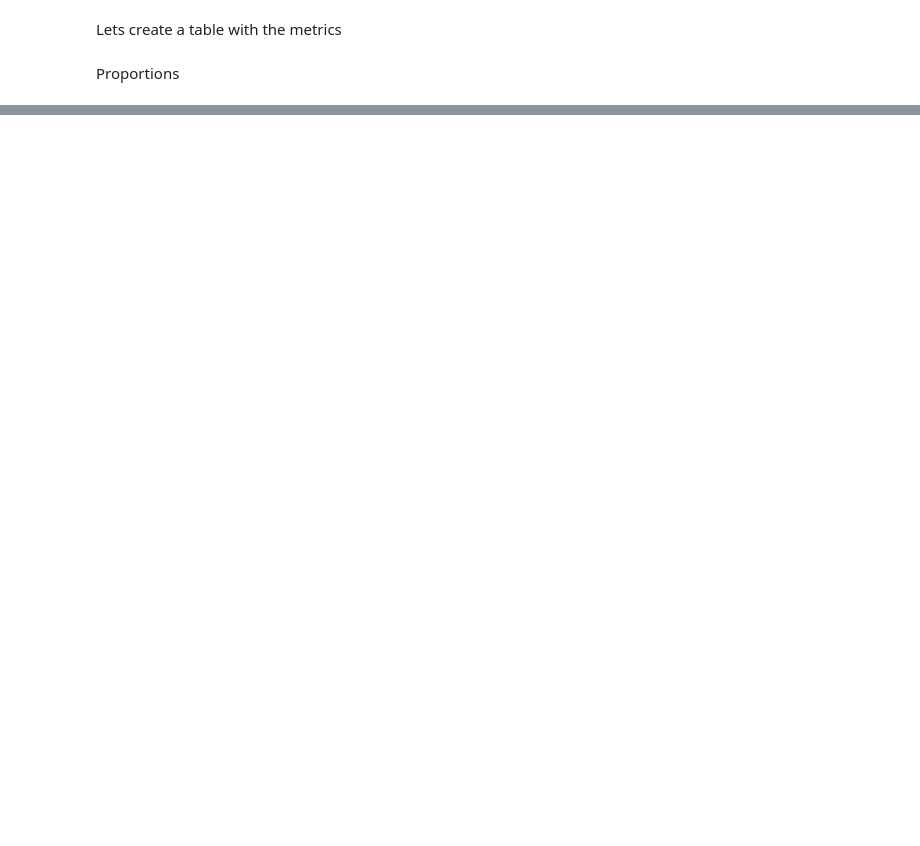
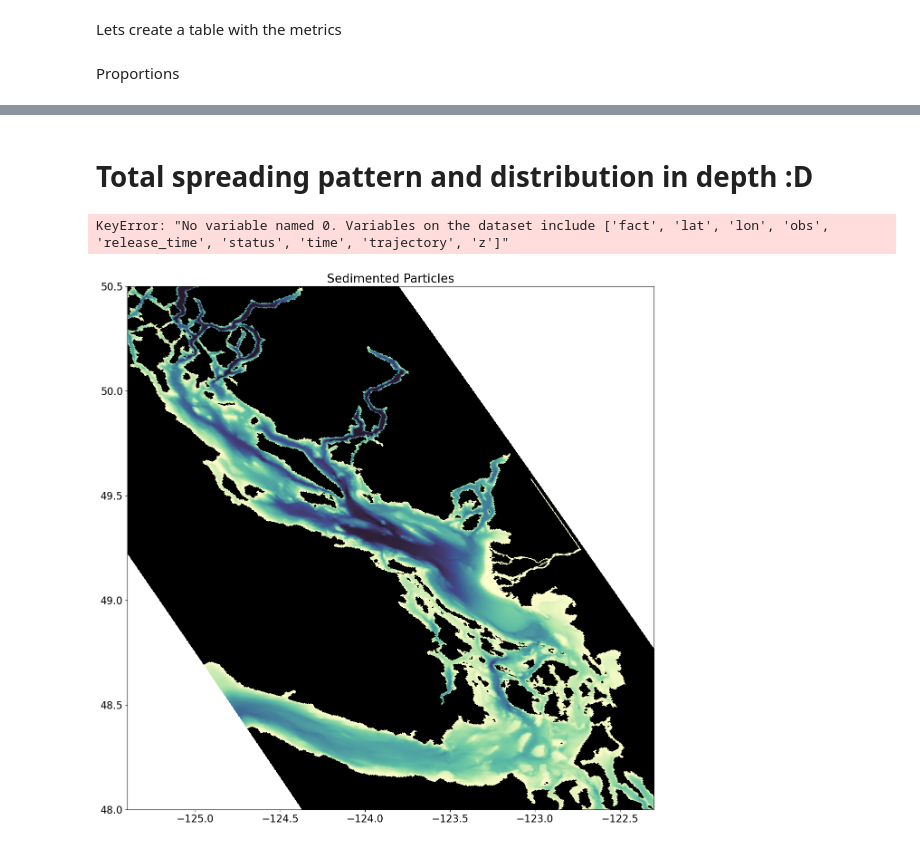
Before and after one commit to SalishSeaCast/analysis-vicente, a Jupyter notebook: Ocean_Parcels/PBDE_simulations/Analysis_simulation_regions_V2.ipynb, the cells around one changed output, grey strips where cells are left out. Saved outputs shown, nothing was run; the diff lists cells and outputs as text; code cells hidden in the pictures; blank space fills up the shorter version.

```diff
--- a/Ocean_Parcels/PBDE_simulations/Analysis_simulation_regions_V2.ipynb
+++ b/Ocean_Parcels/PBDE_simulations/Analysis_simulation_regions_V2.ipynb
@@ -442,0 +467,13 @@ plt.show()
+# %% [markdown]
+# Total spreading pattern and distribution in depth :D
+# %%
+fig, ax = plt.subplots(figsize = (15,15))
+ax.pcolormesh(bathy.nav_lon, bathy.nav_lat, bathy.Bathymetry, cmap=cm_deep)
+ax.set_xlim(-125.4, -122.3)
+ax.set_ylim(48, 50.5);
+ax.set_title('Sedimented Particles')
+for n in range(0, len(data)):
+    ax.scatter(data[n].lon[:,-1].where(data[n].status[:,-1] > 10), data[n].lat[:,-1].where(data[n].status[:,-1] > 10), c = 'r', s =3)
+# %% [output]
+KeyError: "No variable named 0. Variables on the dataset include ['fact', 'lat', 'lon', 'obs', 'release_time', 'status', 'time', 'trajectory', 'z']"
+[figure, added]
```
Also changed, not shown: parts of 11 cells of this notebook, 3 other files.
